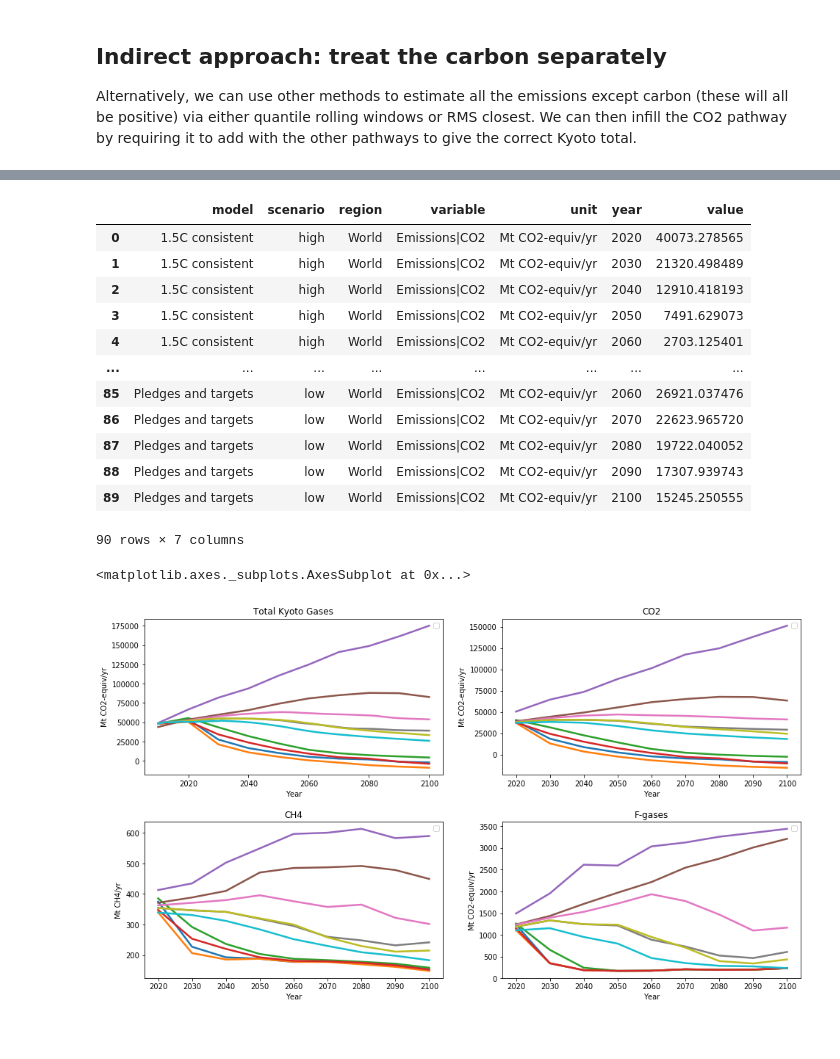
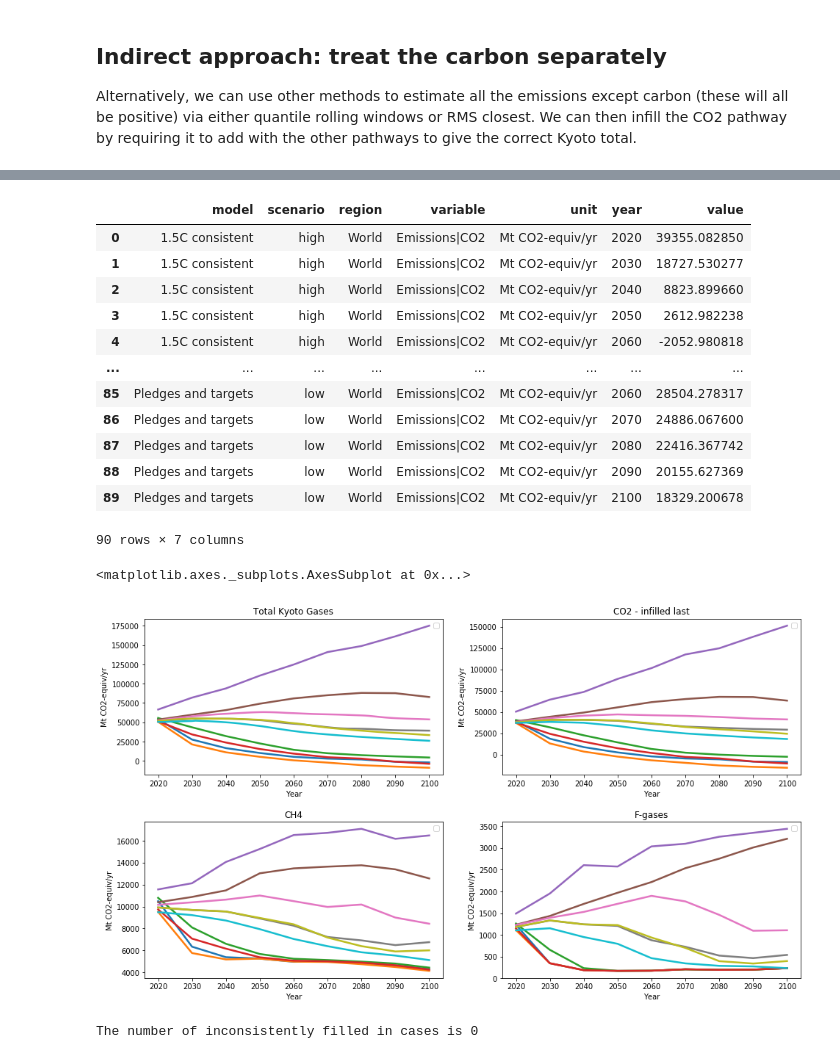
Before and after one commit to GranthamImperial/silicone_examples, a Jupyter notebook: notebooks/Split_up_kyoto_gases.ipynb, the cells around one changed output, grey strips where cells are left out. Drawn from its saved outputs; the diff is of its cells as text; code cells hidden in the pictures.

Commit message:
Refreshed the images for the new version of quantile rolling window

```diff
--- a/notebooks/Split_up_kyoto_gases.ipynb
+++ b/notebooks/Split_up_kyoto_gases.ipynb
@@ -49,7 +50,8 @@ kyoto_csv["variable"] = aggregate
 kyoto_csv["unit"] = "Mt CO2-equiv/yr" # We will convert units later
 kyoto_csv["region"] = "World"
 # %%
-kyoto_df = pyam.IamDataFrame(kyoto_csv).filter(scenario="median", keep=False) # There are too many cases so we leave some out
+# There are too many cases so we leave some out
+kyoto_df = pyam.IamDataFrame(kyoto_csv).filter(scenario="median", keep=False).filter(year=range(2010, 2020), keep=False)
 kyoto_df.data["value"] = kyoto_df.data["value"] * 1000  #The csv values are in Gt CO2-equiv.
 kyoto_df.head()
 # %% [output]
@@ -161,29 +163,39 @@ infilled_co2 = mi.infill_composite_values(
 infilled_co2.data
 # %% [output]
 |  | model | scenario | region | variable | unit | year | value |
-| 0 | 1.5C consistent | high | World | Emissions|CO2 | Mt CO2-equiv/yr | 2020 | 40073.278565 |
-| 1 | 1.5C consistent | high | World | Emissions|CO2 | Mt CO2-equiv/yr | 2030 | 21320.498489 |
-| 2 | 1.5C consistent | high | World | Emissions|CO2 | Mt CO2-equiv/yr | 2040 | 12910.418193 |
-| 3 | 1.5C consistent | high | World | Emissions|CO2 | Mt CO2-equiv/yr | 2050 | 7491.629073 |
-| 4 | 1.5C consistent | high | World | Emissions|CO2 | Mt CO2-equiv/yr | 2060 | 2703.125401 |
+| 0 | 1.5C consistent | high | World | Emissions|CO2 | Mt CO2-equiv/yr | 2020 | 39355.082850 |
+| 1 | 1.5C consistent | high | World | Emissions|CO2 | Mt CO2-equiv/yr | 2030 | 18727.530277 |
+| 2 | 1.5C consistent | high | World | Emissions|CO2 | Mt CO2-equiv/yr | 2040 | 8823.899660 |
+| 3 | 1.5C consistent | high | World | Emissions|CO2 | Mt CO2-equiv/yr | 2050 | 2612.982238 |
+| 4 | 1.5C consistent | high | World | Emissions|CO2 | Mt CO2-equiv/yr | 2060 | -2052.980818 |
 | ... | ... | ... | ... | ... | ... | ... | ... |
-| 85 | Pledges and targets | low | World | Emissions|CO2 | Mt CO2-equiv/yr | 2060 | 26921.037476 |
-| 86 | Pledges and targets | low | World | Emissions|CO2 | Mt CO2-equiv/yr | 2070 | 22623.965720 |
-| 87 | Pledges and targets | low | World | Emissions|CO2 | Mt CO2-equiv/yr | 2080 | 19722.040052 |
-| 88 | Pledges and targets | low | World | Emissions|CO2 | Mt CO2-equiv/yr | 2090 | 17307.939743 |
-| 89 | Pledges and targets | low | World | Emissions|CO2 | Mt CO2-equiv/yr | 2100 | 15245.250555 |
+| 85 | Pledges and targets | low | World | Emissions|CO2 | Mt CO2-equiv/yr | 2060 | 28504.278317 |
+| 86 | Pledges and targets | low | World | Emissions|CO2 | Mt CO2-equiv/yr | 2070 | 24886.067600 |
+| 87 | Pledges and targets | low | World | Emissions|CO2 | Mt CO2-equiv/yr | 2080 | 22416.367742 |
+| 88 | Pledges and targets | low | World | Emissions|CO2 | Mt CO2-equiv/yr | 2090 | 20155.627369 |
+| 89 | Pledges and targets | low | World | Emissions|CO2 | Mt CO2-equiv/yr | 2100 | 18329.200678 |
 90 rows × 7 columns
 # %%
 fig = plt.figure(figsize=(16, 9))
 fig.subplots_adjust(hspace=.3)
 ax = fig.add_subplot(221)
 kyoto_df.line_plot(ax=ax, label='_nolegend_', linewidth = 2.5, title="Total Kyoto Gases")
 ax = fig.add_subplot(222)
 infilled_co2.filter(variable="Emissions|CO2").line_plot(ax=ax, linewidth = 2.5, label='_nolegend_', title="CO2 - infilled last")
 ax = fig.add_subplot(223)
-non_co2_df.filter(variable="Emissions|CH4").line_plot(ax=ax, linewidth = 2.5, label='_nolegend_', title="CH4")
+unit_cons_non_co2_df.filter(variable="Emissions|CH4").line_plot(ax=ax, linewidth = 2.5, label='_nolegend_', title="CH4")
 ax = fig.add_subplot(224)
-non_co2_df.filter(variable="Emissions|F-Gases").line_plot(ax=ax, linewidth = 2.5, label='_nolegend_', title="F-gases")
+unit_cons_non_co2_df.filter(variable="Emissions|F-Gases").line_plot(ax=ax, linewidth = 2.5, label='_nolegend_', title="F-gases")
 # %% [output]
 <matplotlib.axes._subplots.AxesSubplot at 0x...>
-[figure, old version]
+[figure, new version]
+# %%
+# Check that the infilling correctly matches the Kyoto total:
+all_values = unit_cons_non_co2_df.append(infilled_co2)
+correct_cases = return_cases_which_consistently_split(all_values, aggregate, components)
+all_cases = return_cases_which_consistently_split(
+    all_values, aggregate, components, how_close = {"equal_nan": True, "rtol": 10000}
+)
+print("The number of inconsistently filled in cases is " + str(len(all_cases) - len(correct_cases)))
+# %% [output]
+The number of inconsistently filled in cases is 0
```
Also changed, not shown: parts of 12 cells of this notebook, 2 other files.
